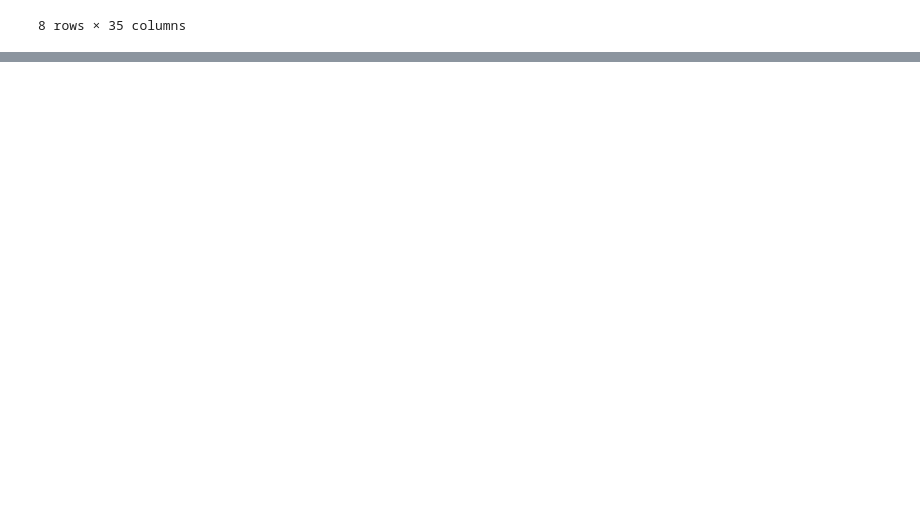
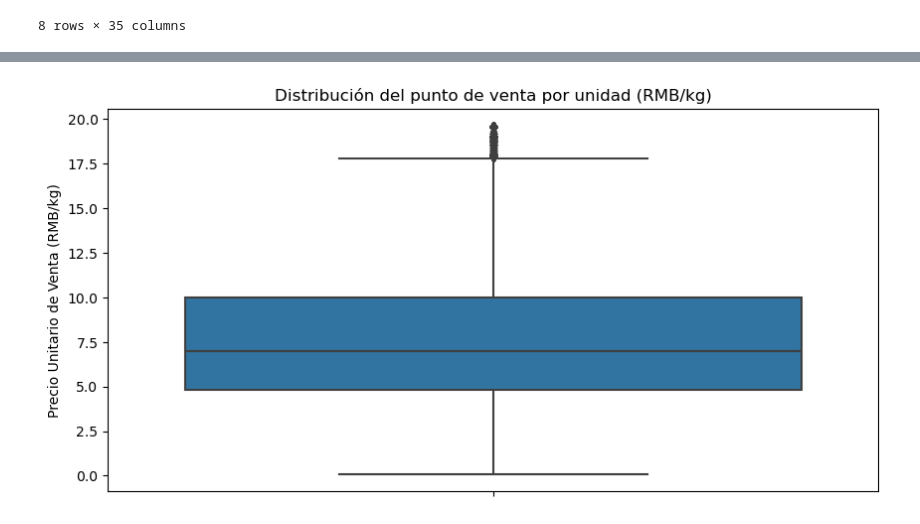
Before and after one commit to jairojaenz/Analisis-exploratorio-de-datos, a Jupyter notebook: Semana9_Guia#4/guia#4.ipynb, the cells around one changed output, grey strips where cells are left out. Saved outputs shown, nothing was run; the diff lists cells and outputs as text; code cells hidden in the pictures; blank space fills up the shorter version.

```diff
--- a/Semana9_Guia#4/guia#4.ipynb
+++ b/Semana9_Guia#4/guia#4.ipynb
@@ -478,0 +731,4 @@ medias_mensuales_por_estacion(56)
+# %%
+#  Renombrar las columnas del dataframe para una mejor interpretación
+df_unificado = df_unificado.rename(columns={'Category Name': 'Categoria', 'Category Code': 'Codigo de Categoria', 'Item Code': 'Codigo', 'Item Name': 'Nombre', 'Date': 'Fecha', 'Time': 'Hora', 'Quantity Sold (kilo)': 'Cantidad Vendida (kilo)', 'Unit Selling Price (RMB/kg)': 'Precio Unitario de Venta (RMB/kg)', 'Sale or Return': 'Venta o Devolución', 'Discount (Yes/No)': 'Descuento (Si/No)'})
+df_unificado
@@ -478,0 +756,7 @@ medias_mensuales_por_estacion(56)
+# %%
+# Crear 3 nuevas columnas para agregar mes, día y año a partir de la columna Fecha
+df_unificado['Fecha'] = pd.to_datetime(df_unificado['Fecha'])
+df_unificado['Mes'] = df_unificado['Fecha'].dt.month
+df_unificado['Dia'] = df_unificado['Fecha'].dt.day
+df_unificado['Año'] = df_unificado['Fecha'].dt.year
+df_unificado
@@ -478,0 +793,11 @@ medias_mensuales_por_estacion(56)
+# %%
+# resolución de la parte visual
+from matplotlib import rcParams
+
+rcParams['figure.figsize'] = 10, 5
+proporcion_ventas.plot(kind='bar')
+plt.title('Proporción de ventas según nombre de categoría de vegetal')
+plt.xlabel('Categoria')
+plt.ylabel('Proporción')
+plt.tick_params(axis='x', rotation=30)
+plt.show()
@@ -478,0 +806,10 @@ medias_mensuales_por_estacion(56)
+# %%
+# b.Distribución del punto de venta por unidad (RMB/kg)
+# resolución de la parte analítica
+Q1 = df_unificado['Precio Unitario de Venta (RMB/kg)'].quantile(0.25)
+Q3 = df_unificado['Precio Unitario de Venta (RMB/kg)'].quantile(0.75)
+IQR = Q3 - Q1
+mascara_inferior = df_unificado['Precio Unitario de Venta (RMB/kg)'] < (Q1 - 1.5 * IQR)
+mascara_superior = df_unificado['Precio Unitario de Venta (RMB/kg)'] > (Q3 + 1.5 * IQR)
+puntos_venta = df_unificado[~(mascara_inferior | mascara_superior)]
+puntos_venta
@@ -478,0 +830,9 @@ medias_mensuales_por_estacion(56)
+# %%
+# resolución de la parte visual
+rcParams['figure.figsize'] = 10, 5
+sns.boxplot(data=puntos_venta, y='Precio Unitario de Venta (RMB/kg)')
+plt.title('Distribución del punto de venta por unidad (RMB/kg)')
+plt.ylabel('Precio Unitario de Venta (RMB/kg)')
+plt.show()
+# %% [output]
+[figure, added]
```
Also changed, not shown: parts of 78 cells of this notebook, 3 other files.
